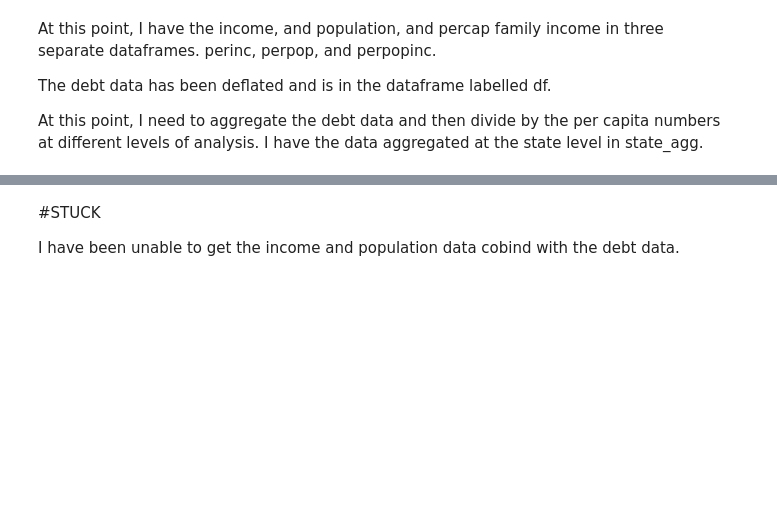
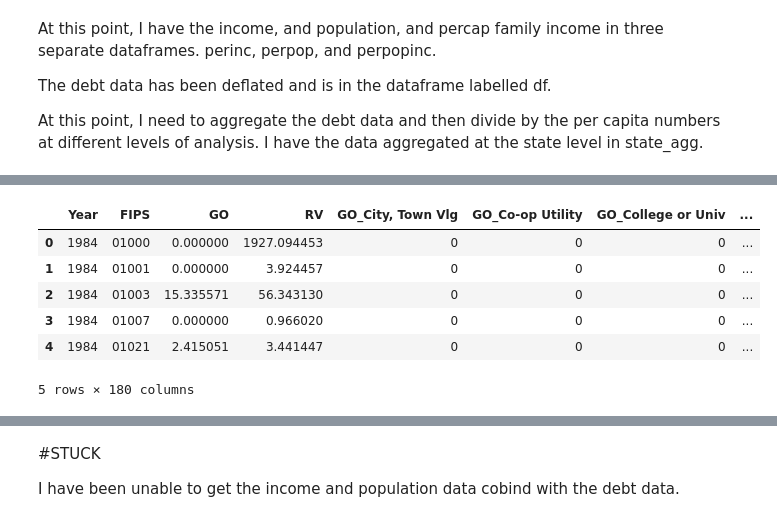
Before and after one commit to choct155/TELs_debt, a Jupyter notebook: code/Descriptives.ipynb, the cells around one changed output, grey strips where cells are left out. Drawn from its saved outputs; the diff is of its cells as text; code cells hidden in the pictures; blank space fills up the shorter version.

```diff
--- a/code/Descriptives.ipynb
+++ b/code/Descriptives.ipynb
@@ -149,7 +149,7 @@ droplist =(['FIPSST','POP_TH18','POP_OV65','TOT_EMP','MFG_EMP','RETL_EMP','T_PUB
             'PYOUNG','POP65','RESPOP2','PRE1940','PVT_SCH_02','PVT_SCH03_','POVERTY','PC_SSI',\
             'DIVERSITY','EMP_RES','MANU_RES','RETL_RES','SERV_RES'])
 # %%
-df.drop(droplist, inplace = True, axis = 1)
+# df.drop(droplist, inplace = True, axis = 1)
 # %%
 df['FIPS']=df.FIPS.astype('str')
 df['Year']=df.Year.astype('str')
@@ -206,0 +238,10 @@ At this point, I need to aggregate the debt data and then divide by the per capi
+# %%
+df.head()
+# %% [output]
+|  | Year | FIPS | GO | RV | GO_City, Town Vlg | GO_Co-op Utility | GO_College or Univ | ... |
+| 0 | 1984 | 01000 | 0.000000 | 1927.094453 | 0 | 0 | 0 | ... |
+| 1 | 1984 | 01001 | 0.000000 | 3.924457 | 0 | 0 | 0 | ... |
+| 2 | 1984 | 01003 | 15.335571 | 56.343130 | 0 | 0 | 0 | ... |
+| 3 | 1984 | 01007 | 0.000000 | 0.966020 | 0 | 0 | 0 | ... |
+| 4 | 1984 | 01021 | 2.415051 | 3.441447 | 0 | 0 | 0 | ... |
+5 rows × 180 columns
```
Also changed, not shown: parts of 6 cells of this notebook, 8 other files.
